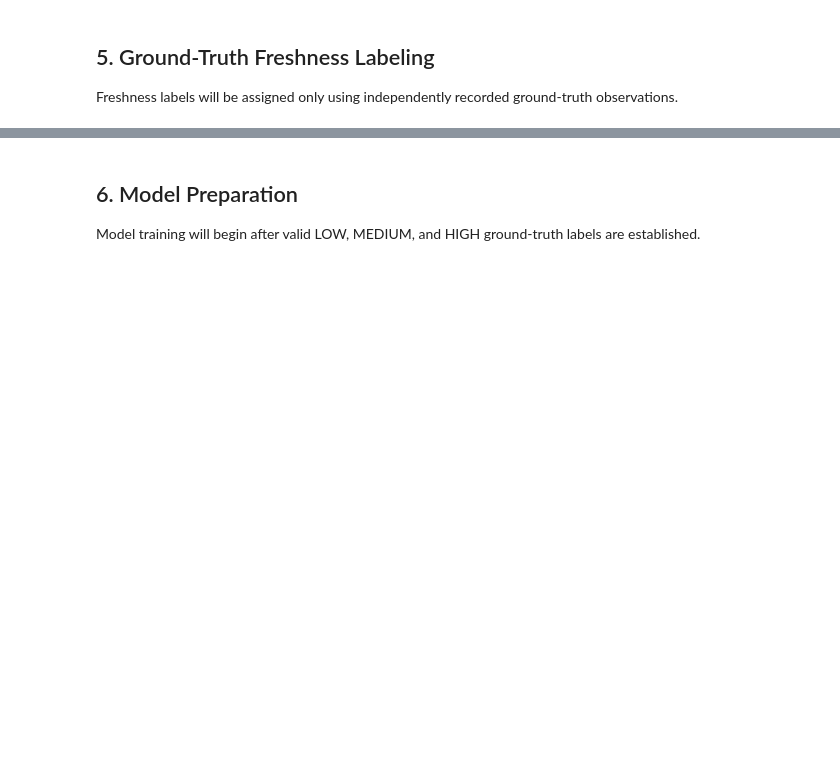
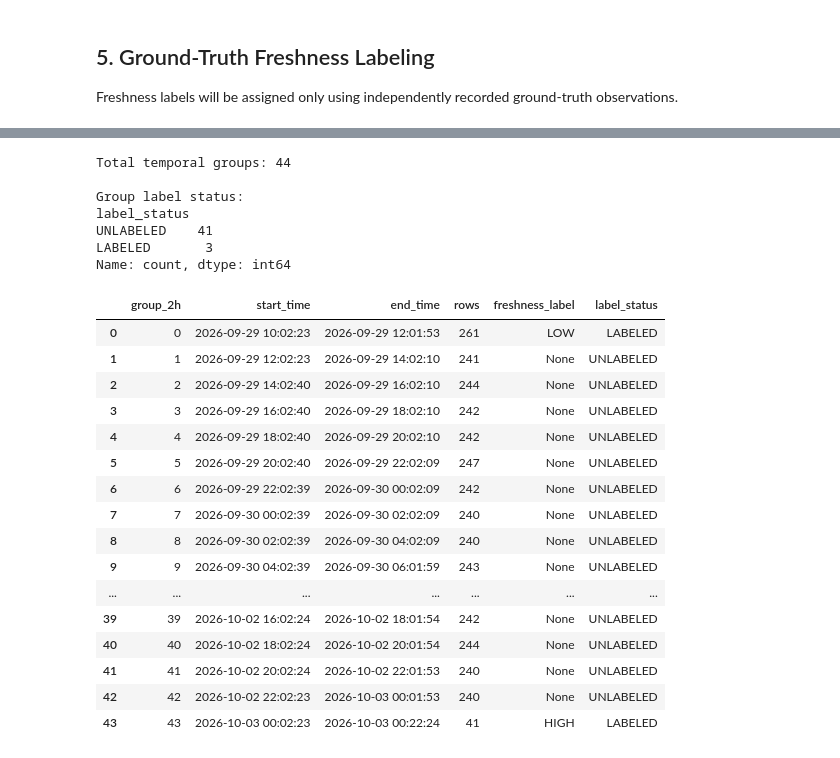
Before and after one commit to Bhagya-Navodyani/Intelligent_Fish_Storage-ML, a Jupyter notebook: notebook/Fish_Storage_ML_Pipeline.ipynb, the cells around one changed output, grey strips where cells are left out. Drawn from its saved outputs; the diff is of its cells as text; code cells hidden in the pictures; blank space fills up the shorter version.

```diff
--- a/notebook/Fish_Storage_ML_Pipeline.ipynb
+++ b/notebook/Fish_Storage_ML_Pipeline.ipynb
@@ -556,4 +486,50 @@ display(label_summary)
-# %% [markdown]
-## 6. Model Preparation
-
-Model training will begin after valid LOW, MEDIUM, and HIGH ground-truth labels are established.
+# %%
+# Check freshness-label coverage by temporal group
+
+group_label_status = (
+    df.groupby("group_2h")
+      .agg(
+          start_time=("pc_timestamp", "min"),
+          end_time=("pc_timestamp", "max"),
+          rows=("pc_timestamp", "size"),
+          freshness_label=("freshness_label", "first")
+      )
+      .reset_index()
+)
+
+group_label_status["label_status"] = (
+    group_label_status["freshness_label"]
+    .notna()
+    .map({True: "LABELED", False: "UNLABELED"})
+)
+
+print("Total temporal groups:", len(group_label_status))
+print("\nGroup label status:")
+print(group_label_status["label_status"].value_counts())
+
+display(group_label_status)
+# %% [output]
+Total temporal groups: 44
+
+Group label status:
+label_status
+UNLABELED    41
+LABELED       3
+Name: count, dtype: int64
+|  | group_2h | start_time | end_time | rows | freshness_label | label_status |
+| 0 | 0 | 2026-09-29 10:02:23 | 2026-09-29 12:01:53 | 261 | LOW | LABELED |
+| 1 | 1 | 2026-09-29 12:02:23 | 2026-09-29 14:02:10 | 241 | None | UNLABELED |
+| 2 | 2 | 2026-09-29 14:02:40 | 2026-09-29 16:02:10 | 244 | None | UNLABELED |
+| 3 | 3 | 2026-09-29 16:02:40 | 2026-09-29 18:02:10 | 242 | None | UNLABELED |
+| 4 | 4 | 2026-09-29 18:02:40 | 2026-09-29 20:02:10 | 242 | None | UNLABELED |
+| 5 | 5 | 2026-09-29 20:02:40 | 2026-09-29 22:02:09 | 247 | None | UNLABELED |
+| 6 | 6 | 2026-09-29 22:02:39 | 2026-09-30 00:02:09 | 242 | None | UNLABELED |
+| 7 | 7 | 2026-09-30 00:02:39 | 2026-09-30 02:02:09 | 240 | None | UNLABELED |
+| 8 | 8 | 2026-09-30 02:02:39 | 2026-09-30 04:02:09 | 240 | None | UNLABELED |
+| 9 | 9 | 2026-09-30 04:02:39 | 2026-09-30 06:01:59 | 243 | None | UNLABELED |
+| ... | ... | ... | ... | ... | ... | ... |
+| 39 | 39 | 2026-10-02 16:02:24 | 2026-10-02 18:01:54 | 242 | None | UNLABELED |
+| 40 | 40 | 2026-10-02 18:02:24 | 2026-10-02 20:01:54 | 244 | None | UNLABELED |
+| 41 | 41 | 2026-10-02 20:02:24 | 2026-10-02 22:01:53 | 240 | None | UNLABELED |
+| 42 | 42 | 2026-10-02 22:02:23 | 2026-10-03 00:01:53 | 240 | None | UNLABELED |
+| 43 | 43 | 2026-10-03 00:02:23 | 2026-10-03 00:22:24 | 41 | HIGH | LABELED |
```
Also changed, not shown: parts of 20 cells of this notebook.
